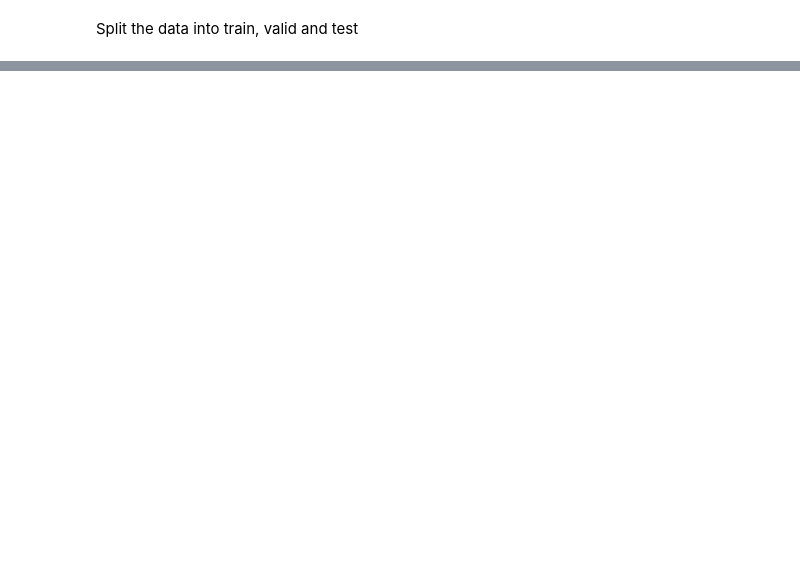
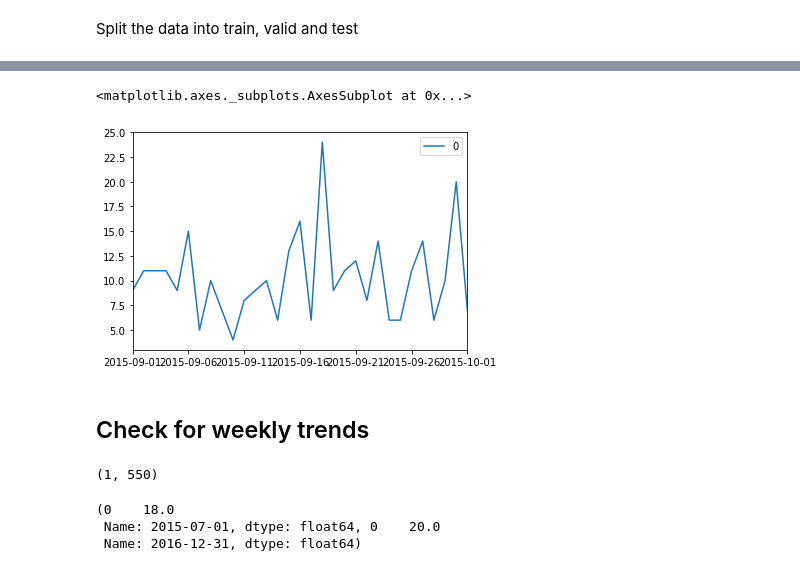
Before and after one commit to soniclavier/bigdata-notebook, a Jupyter notebook: datascience/rnn/Webtraffic_forecasting_LSTM.ipynb, the cells around one changed output, grey strips where cells are left out. Cells and saved outputs as stored; diff of their text form; code cells hidden in the pictures; blank space fills up the shorter version.

```diff
--- a/datascience/rnn/Webtraffic_forecasting_LSTM.ipynb
+++ b/datascience/rnn/Webtraffic_forecasting_LSTM.ipynb
@@ -263,0 +290,17 @@ data
+# %%
+tr_data_1.iloc[:,62:93].T.plot()
+# %% [output]
+<matplotlib.axes._subplots.AxesSubplot at 0x...>
+[figure, added]
+# %% [markdown]
+## Check for weekly trends
+# %%
+tr_data_1.shape
+# %% [output]
+(1, 550)
+# %%
+tr_data_1.iloc[:,0],tr_data_1.iloc[:,549],
+# %% [output]
+(0    18.0
+ Name: 2015-07-01, dtype: float64, 0    20.0
+ Name: 2016-12-31, dtype: float64)
```
Also changed, not shown: parts of 21 cells of this notebook.
